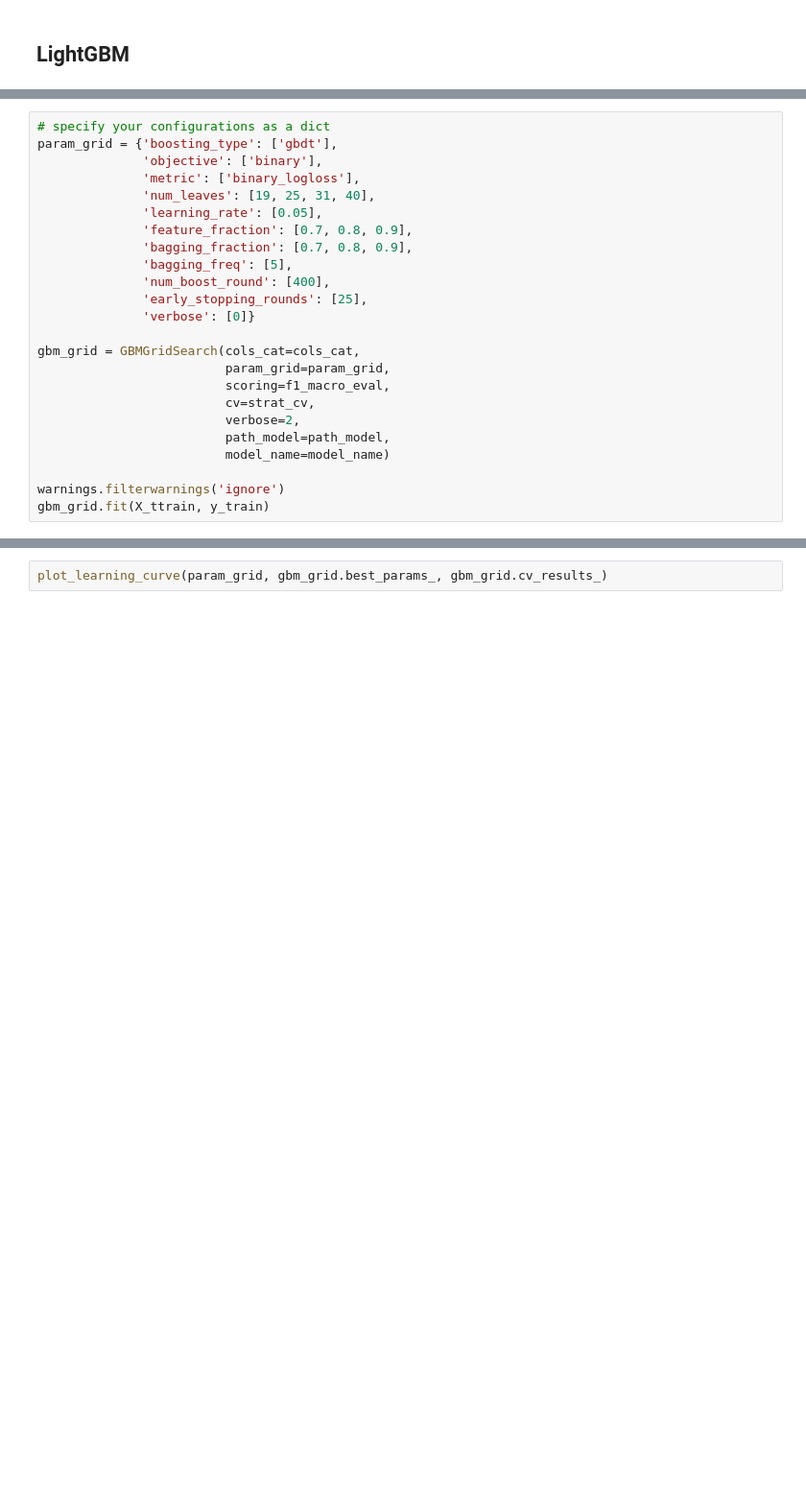
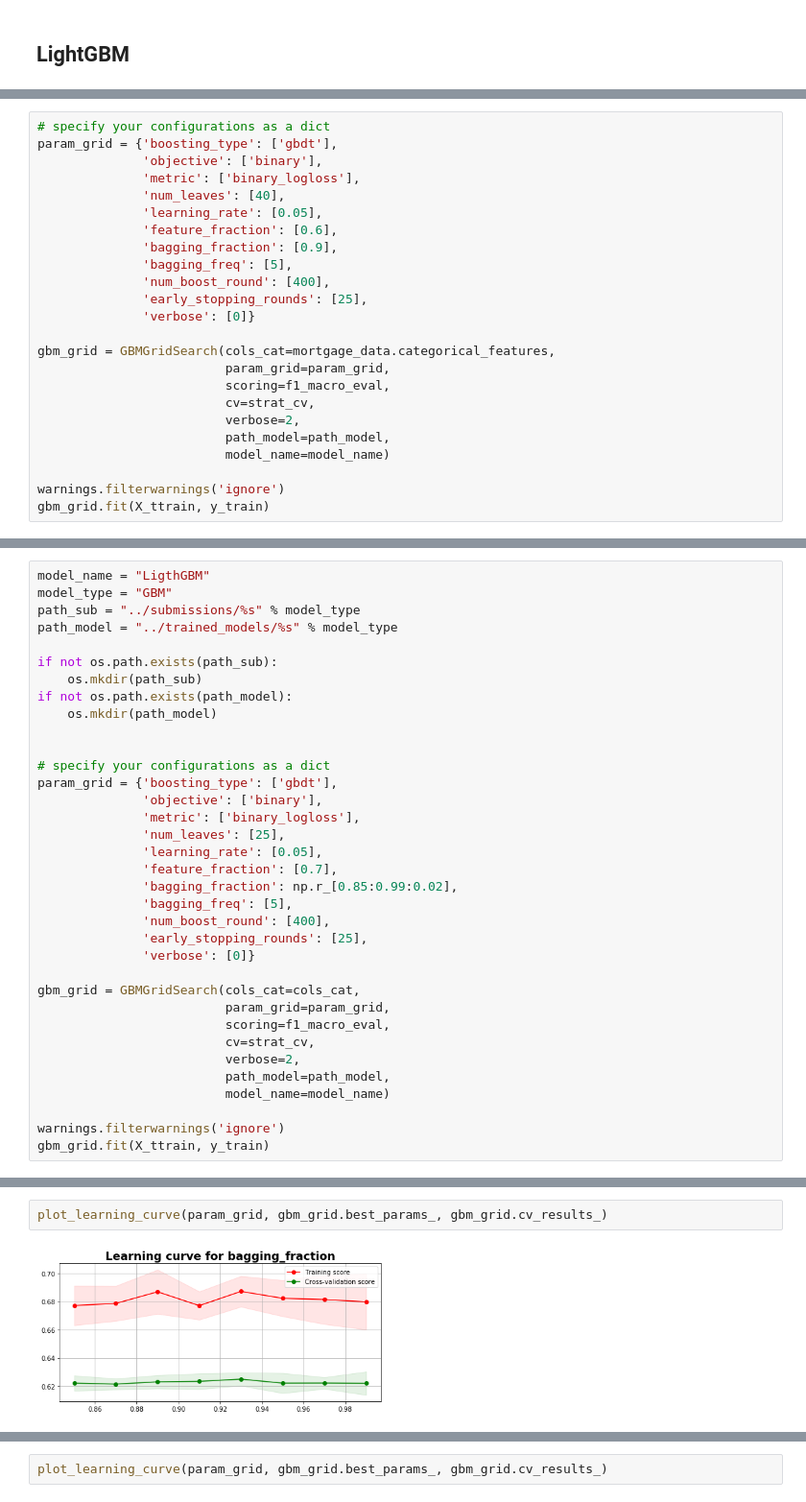
Before and after one commit to Durzot/DA_crowd_analytix, a Jupyter notebook: mortgage/notebook/Mortgage_2.ipynb, the cells around one changed output, grey strips where cells are left out. Shown: that part at 96% size. Saved outputs shown, nothing was run; the diff lists cells and outputs as text; blank space fills up the shorter version.

```diff
--- a/mortgage/notebook/Mortgage_2.ipynb
+++ b/mortgage/notebook/Mortgage_2.ipynb
@@ -543,16 +582,16 @@ X_ttest = mortgage_data.get_test()
 param_grid = {'boosting_type': ['gbdt'],
               'objective': ['binary'],
               'metric': ['binary_logloss'],
-              'num_leaves': [19, 25, 31, 40],
+              'num_leaves': [40],
               'learning_rate': [0.05],
-              'feature_fraction': [0.7, 0.8, 0.9],
-              'bagging_fraction': [0.7, 0.8, 0.9],
+              'feature_fraction': [0.6],
+              'bagging_fraction': [0.9],
               'bagging_freq': [5],
               'num_boost_round': [400],
               'early_stopping_rounds': [25],
               'verbose': [0]}
 
-gbm_grid = GBMGridSearch(cols_cat=cols_cat,
+gbm_grid = GBMGridSearch(cols_cat=mortgage_data.categorical_features,
                          param_grid=param_grid,
                          scoring=f1_macro_eval,
                          cv=strat_cv,
@@ -588,0 +729,35 @@ GBMGridSearch(cols_cat=['amortization', 'mortgage purpose', 'payment frequency',
+# %%
+model_name = "LigthGBM"
+model_type = "GBM"
+path_sub = "../submissions/%s" % model_type
+path_model = "../trained_models/%s" % model_type
+
+if not os.path.exists(path_sub):
+    os.mkdir(path_sub)
+if not os.path.exists(path_model):
+    os.mkdir(path_model)
+
+
+# specify your configurations as a dict
+param_grid = {'boosting_type': ['gbdt'],
+              'objective': ['binary'],
+              'metric': ['binary_logloss'],
+              'num_leaves': [25],
+              'learning_rate': [0.05],
+              'feature_fraction': [0.7],
+              'bagging_fraction': np.r_[0.85:0.99:0.02],
+              'bagging_freq': [5],
+              'num_boost_round': [400],
+              'early_stopping_rounds': [25],
+              'verbose': [0]}
+
+gbm_grid = GBMGridSearch(cols_cat=cols_cat,
+                         param_grid=param_grid,
+                         scoring=f1_macro_eval,
+                         cv=strat_cv,
+                         verbose=2,
+                         path_model=path_model,
+                         model_name=model_name)
+
+warnings.filterwarnings('ignore')
+gbm_grid.fit(X_ttrain, y_train)
@@ -588,0 +788,4 @@ GBMGridSearch(cols_cat=['amortization', 'mortgage purpose', 'payment frequency',
+# %%
+plot_learning_curve(param_grid, gbm_grid.best_params_, gbm_grid.cv_results_)
+# %% [output]
+[figure, added]
```
Also changed, not shown: parts of 35 cells of this notebook, 37 other files.
